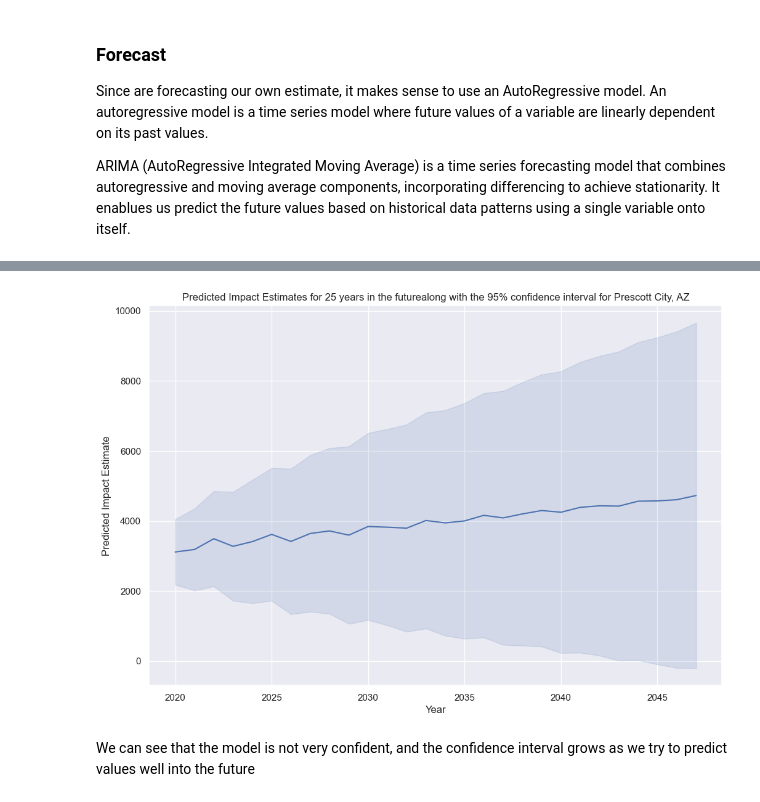
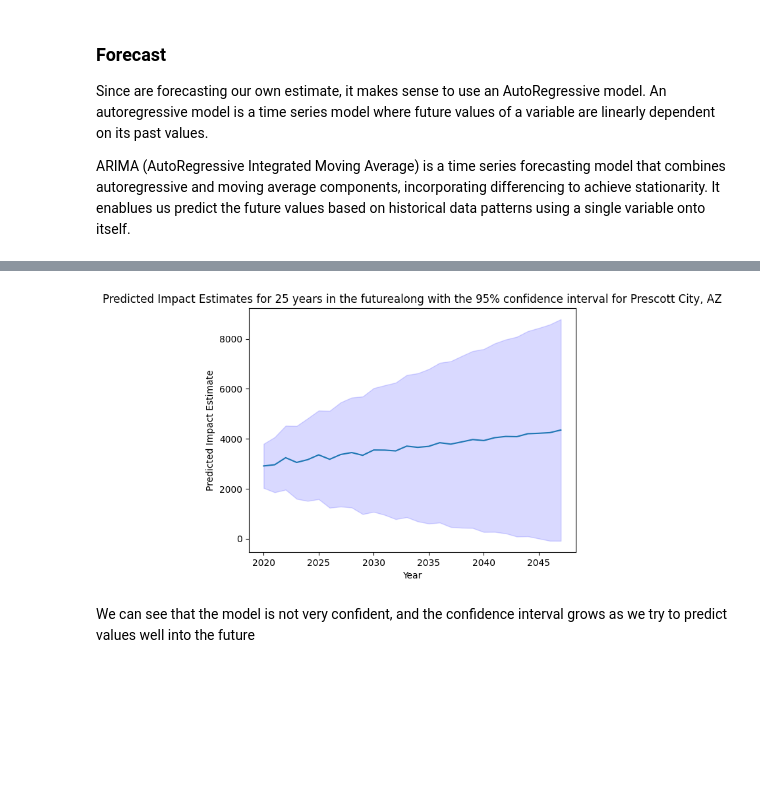
Before and after one commit to vaibhavmehrotraml/DATA512_Project, a Jupyter notebook: Notebooks/Part 1 - Common Analysis.ipynb, the cells around one changed output, grey strips where cells are left out. Cells and saved outputs as stored; diff of their text form; code cells hidden in the pictures; blank space fills up the shorter version.

```diff
--- a/Notebooks/Part 1 - Common Analysis.ipynb
+++ b/Notebooks/Part 1 - Common Analysis.ipynb
@@ -14,7 +14,7 @@ I came across consistent errors with loading the JSON files 'datasourceerror: fa
 Additionally, vector math is extremely easy out of the box using GeoPandas, so for the scope of this assignment, I will be using GeoPandas instead of GeoJSON
 # %%
 # The GeoDataBase format can be read using the geopandas read_file method
-gdf = gpd.read_file('../Fire_Feature_Data.gdb/')
+gdf = gpd.read_file('../data/Fire_Feature_Data.gdb/')
 gdf.head()
 # %% [output]
 |  | USGS_Assigned_ID | Assigned_Fire_Type | Fire_Year | Fire_Polygon_Tier | Fire_Attribute_Tiers | GIS_Acres | ... |
@@ -157,11 +154,10 @@ df = df.join(df_normalized, rsuffix='_normalised')
 # %%
 # This is our estimator function. It follows the earlier prescribed formula
 def estimator(df):
-    value = 0.35*df['GIS_Acres'] + \
-            0.55/df['Distance_To_County_miles'] + \
+    value = 0.1*df['GIS_Acres'] + \
+            1/(df['Distance_To_County_miles']**2) + \
             0.10*(df.Assigned_Fire_Type == 'Wildfire') + \
             0.05*(df.Assigned_Fire_Type == 'Prescribed Fire') - 0.2
-
     value = 1/(1+np.exp(-value))
     return value
 # %%
@@ -223,16 +245,23 @@ conf_interval
 # %%
 import matplotlib.pyplot as plt
 
+# Plot the data
 plt.plot(range(2020, 2048), forecast_values)
 # Plot the confidence interval
-plt.fill_between(range(2020, 2048), conf_interval['lower impact_estimate'], conf_interval['upper impact_estimate'], color='b', alpha=.15)
+plt.fill_between(range(2020, 2048), conf_interval['lower impact_estimate'],
+                 conf_interval['upper impact_estimate'],
+                 color='b',
+                 alpha=.15)
 
+# Set labels and title
 plt.xlabel('Year')
 plt.ylabel('Predicted Impact Estimate')
 plt.title("Predicted Impact Estimates for 25 years in the futurealong with the 95% confidence interval for Prescott City, AZ")
+
+# Save figure
 plt.savefig('../Results/predict_impact.png')
 # %% [output]
-[figure, old version]
+[figure, new version]
 # %% [markdown]
 We can see that the model is not very confident, and the confidence interval grows as we try to predict values well into the future
 # %% [markdown]
```
Also changed, not shown: parts of 16 cells of this notebook, 3 other files.
